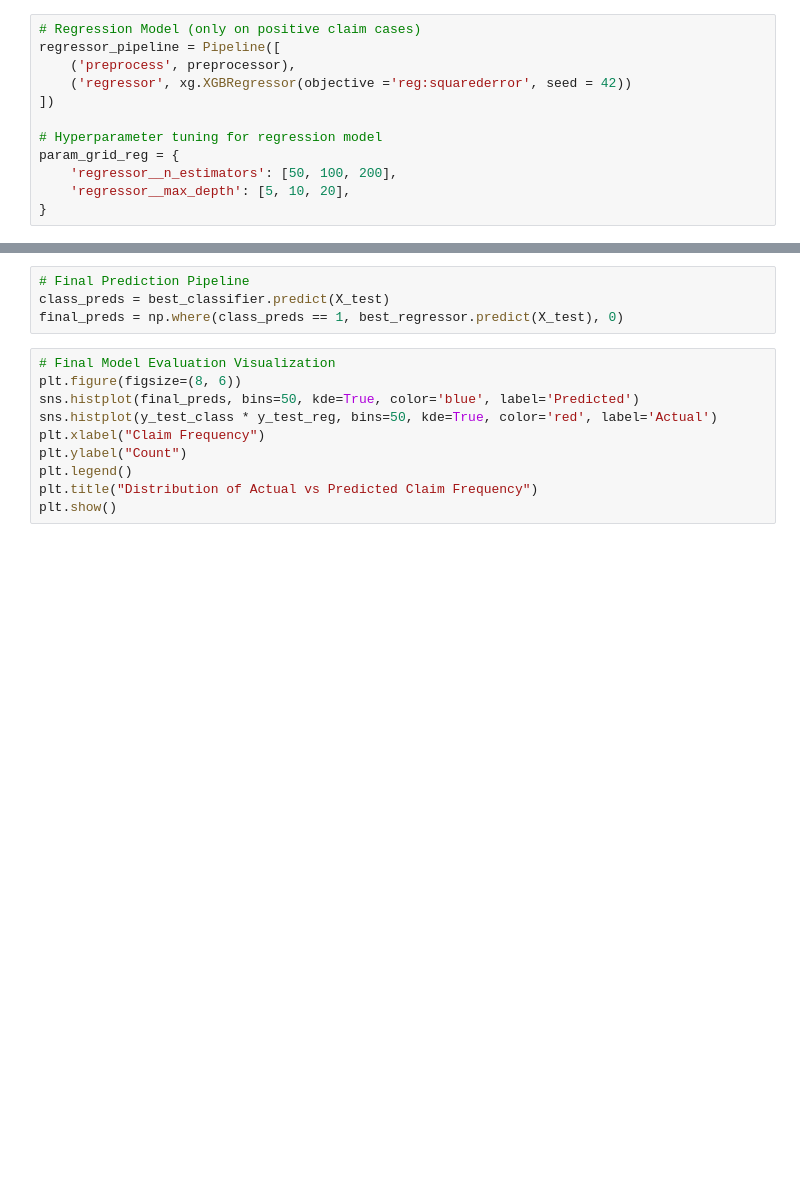
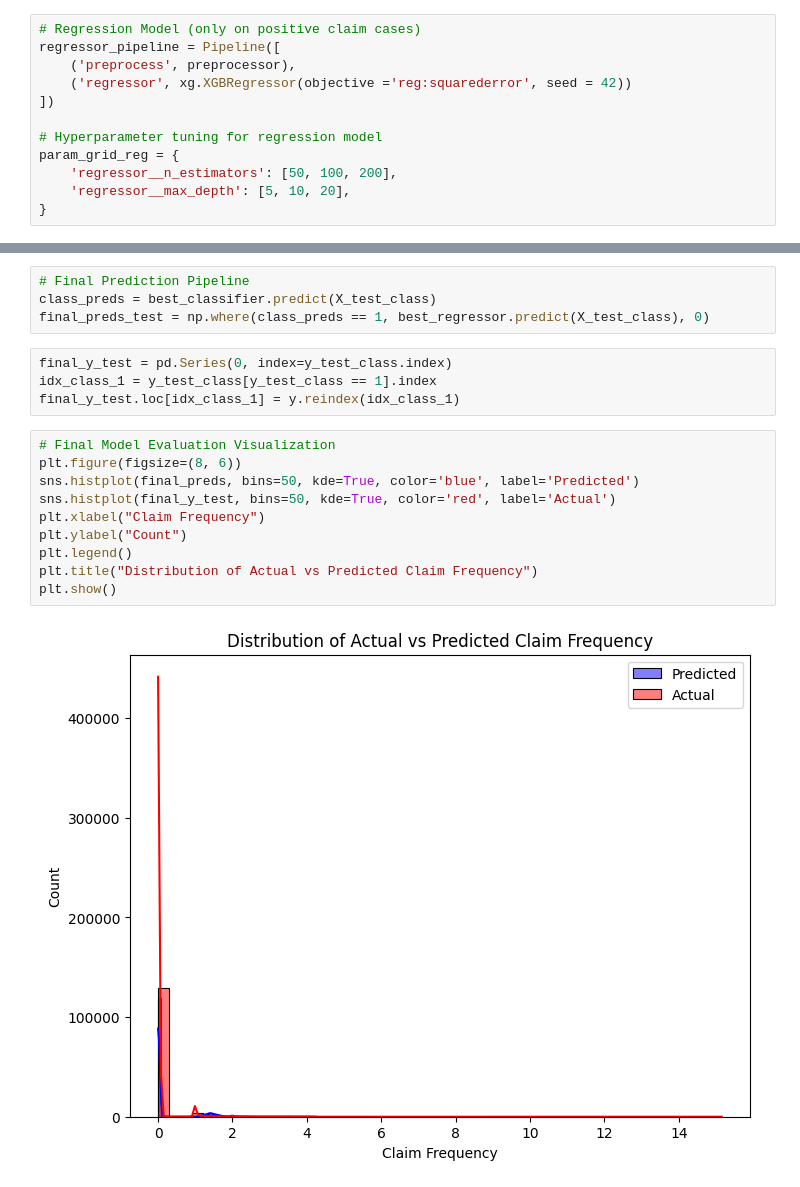
Before and after one commit to NGala540/FrequencyOfClaimsPrediction, a Jupyter notebook: ML Model Training.ipynb, the cells around one changed output, grey strips where cells are left out. Drawn from its saved outputs; the diff is of its cells as text; blank space fills up the shorter version.

```diff
--- a/ML Model Training.ipynb
+++ b/ML Model Training.ipynb
@@ -149,14 +164,20 @@ plt.show()
 # %%
 # Final Prediction Pipeline
-class_preds = best_classifier.predict(X_test)
-final_preds = np.where(class_preds == 1, best_regressor.predict(X_test), 0)
+class_preds = best_classifier.predict(X_test_class)
+final_preds_test = np.where(class_preds == 1, best_regressor.predict(X_test_class), 0)
+# %%
+final_y_test = pd.Series(0, index=y_test_class.index)
+idx_class_1 = y_test_class[y_test_class == 1].index
+final_y_test.loc[idx_class_1] = y.reindex(idx_class_1)
 # %%
 # Final Model Evaluation Visualization
 plt.figure(figsize=(8, 6))
 sns.histplot(final_preds, bins=50, kde=True, color='blue', label='Predicted')
-sns.histplot(y_test_class * y_test_reg, bins=50, kde=True, color='red', label='Actual')
+sns.histplot(final_y_test, bins=50, kde=True, color='red', label='Actual')
 plt.xlabel("Claim Frequency")
 plt.ylabel("Count")
 plt.legend()
 plt.title("Distribution of Actual vs Predicted Claim Frequency")
 plt.show()
+# %% [output]
+[figure, added]
```
Also changed, not shown: parts of 12 cells of this notebook, 3 other files.
